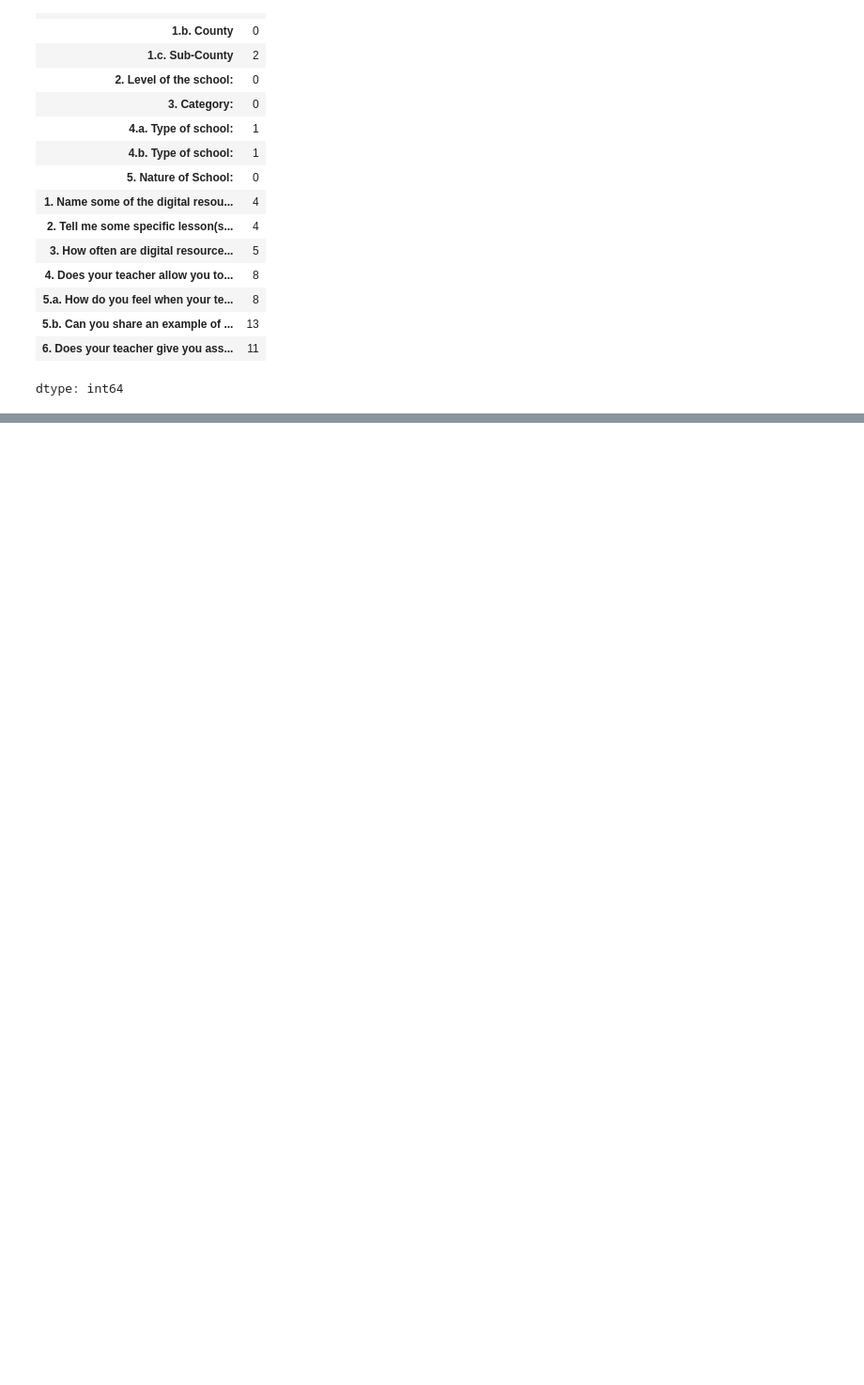
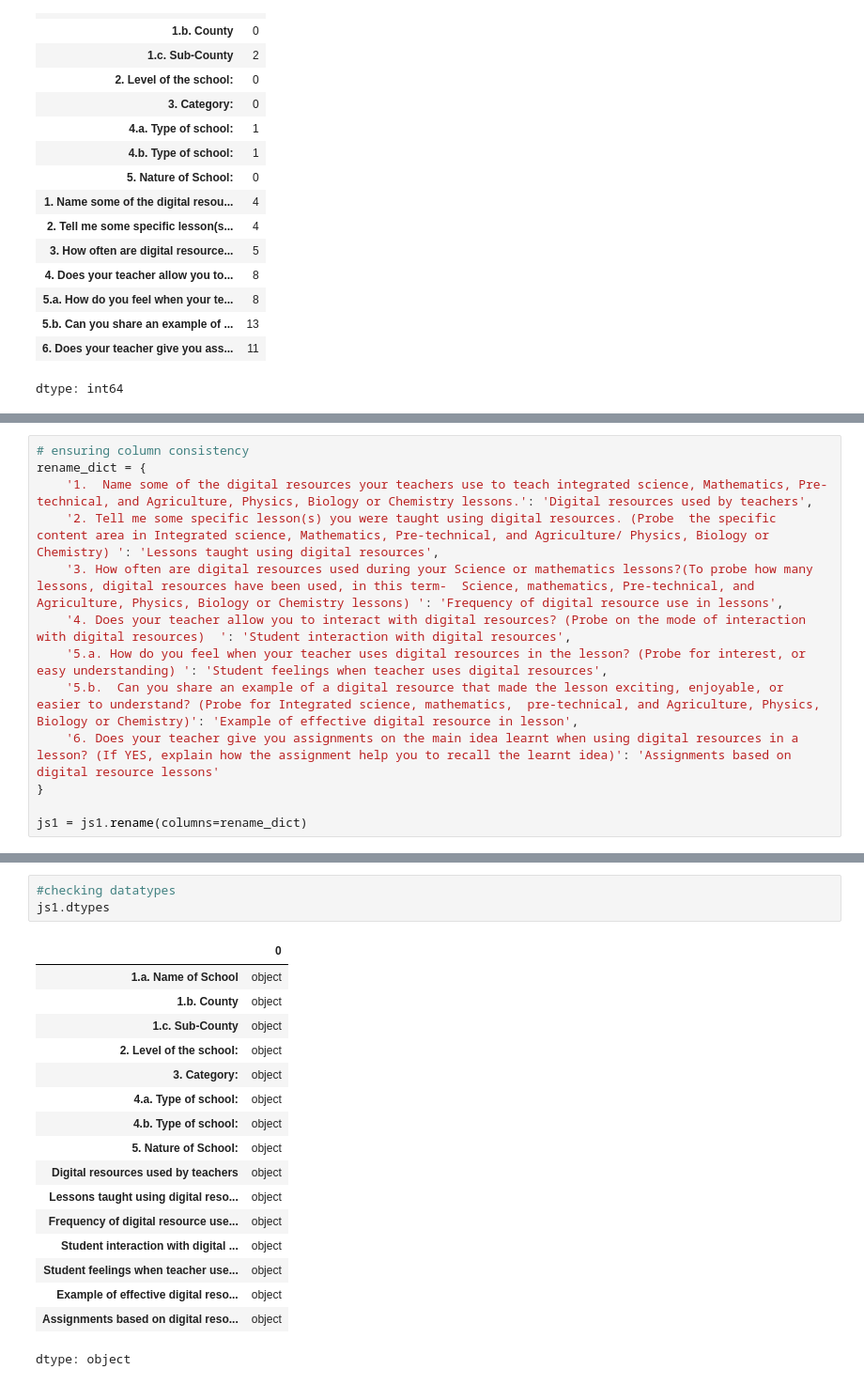
Before and after one commit to davidmasai/kenya-stem-digital-efficacy, a Jupyter notebook: Kenya_stem_digital_efficacy.ipynb, the cells around one changed output, grey strips where cells are left out. Shown at 94% size. Cells and saved outputs as stored; diff of their text form; blank space fills up the shorter version.

```diff
--- a/Kenya_stem_digital_efficacy.ipynb
+++ b/Kenya_stem_digital_efficacy.ipynb
@@ -752,0 +785,13 @@ dtype: int64
+# %%
+# ensuring column consistency
+rename_dict = {
+    '1.  Name some of the digital resources your teachers use to teach integrated science, Mathematics, Pre-technical, and Agriculture, Physics, Biology or Chemistry lessons.': 'Digital resources used by teachers',
+    '2. Tell me some specific lesson(s) you were taught using digital resources. (Probe  the specific content area in Integrated science, Mathematics, Pre-technical, and Agriculture/ Physics, Biology or Chemistry) ': 'Lessons taught using digital resources',
+    '3. How often are digital resources used during your Science or mathematics lessons?(To probe how many lessons, digital resources have been used, in this term-  Science, mathematics, Pre-technical, and Agriculture, Physics, Biology or Chemistry lessons) ': 'Frequency of digital resource use in lessons',
+    '4. Does your teacher allow you to interact with digital resources? (Probe on the mode of interaction with digital resources)  ': 'Student interaction with digital resources',
+    '5.a. How do you feel when your teacher uses digital resources in the lesson? (Probe for interest, or easy understanding) ': 'Student feelings when teacher uses digital resources',
+    '5.b.  Can you share an example of a digital resource that made the lesson exciting, enjoyable, or easier to understand? (Probe for Integrated science, mathematics,  pre-technical, and Agriculture, Physics, Biology or Chemistry)': 'Example of effective digital resource in lesson',
+    '6. Does your teacher give you assignments on the main idea learnt when using digital resources in a lesson? (If YES, explain how the assignment help you to recall the learnt idea)': 'Assignments based on digital resource lessons'
+}
+
+js1 = js1.rename(columns=rename_dict)
@@ -752,0 +813,21 @@ dtype: int64
+# %%
+#checking datatypes
+js1.dtypes
+# %% [output]
+|  | 0 |
+| 1.a. Name of School | object |
+| 1.b. County | object |
+| 1.c. Sub-County | object |
+| 2. Level of the school: | object |
+| 3. Category: | object |
+| 4.a. Type of school: | object |
+| 4.b. Type of school: | object |
+| 5. Nature of School: | object |
+| Digital resources used by teachers | object |
+| Lessons taught using digital reso... | object |
+| Frequency of digital resource use... | object |
+| Student interaction with digital ... | object |
+| Student feelings when teacher use... | object |
+| Example of effective digital reso... | object |
+| Assignments based on digital reso... | object |
+dtype: object
```
Also changed, not shown: parts of 20 cells of this notebook.
